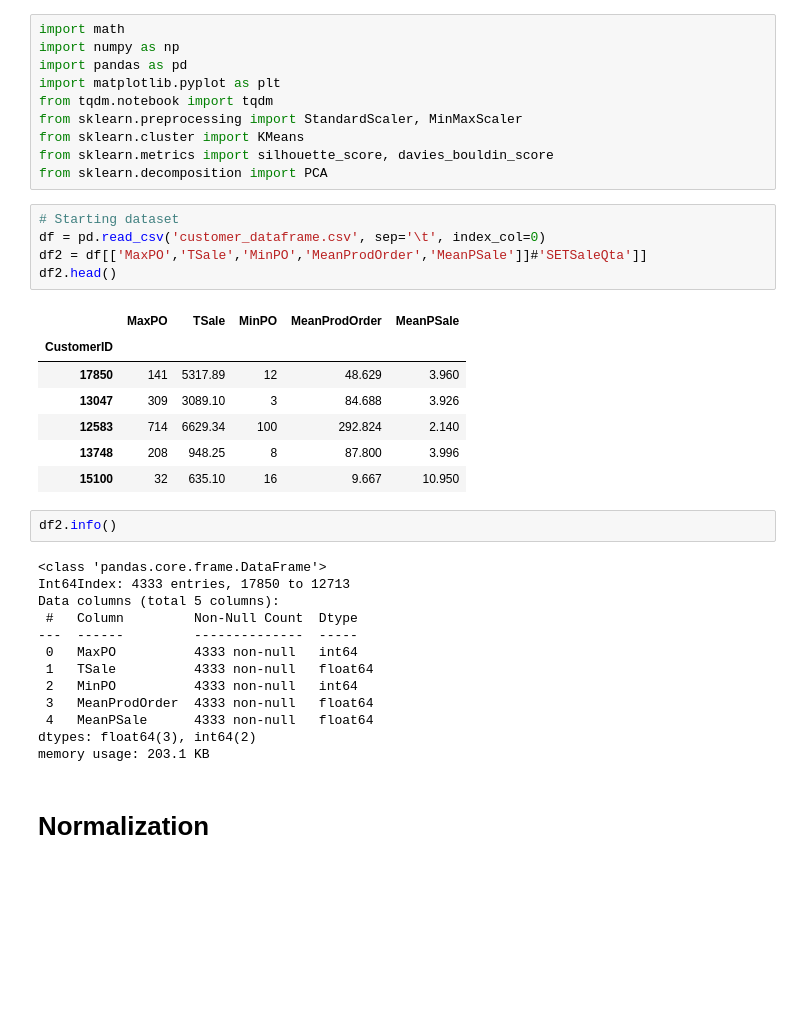
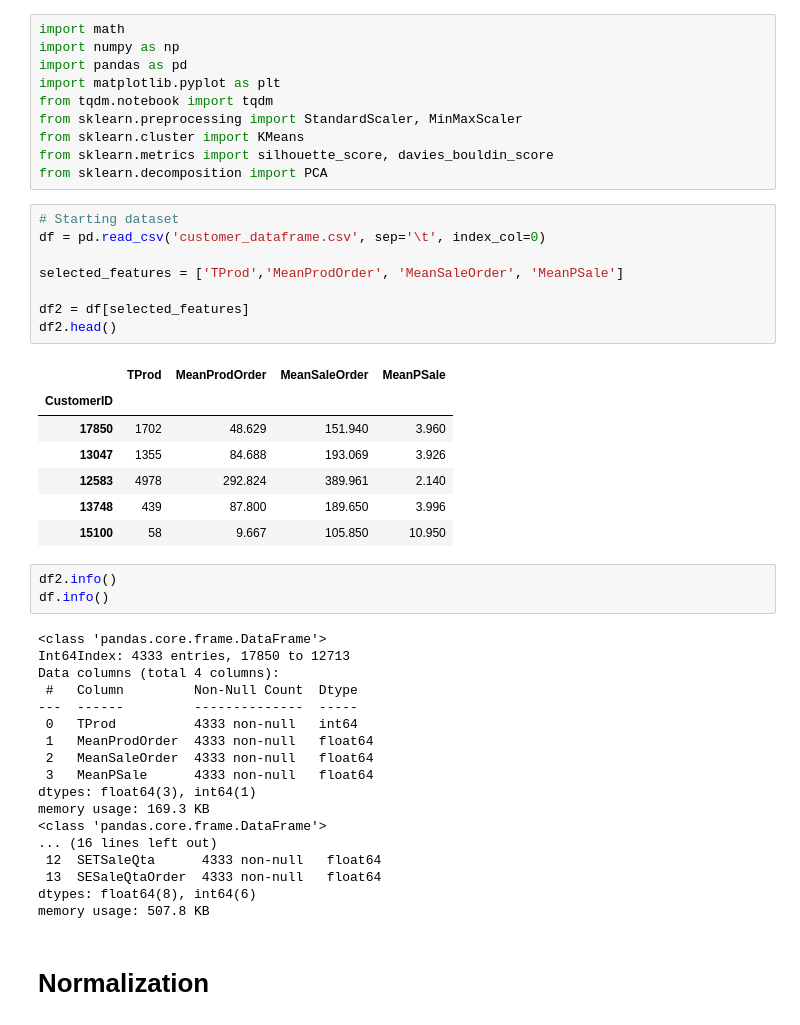
Before and after one commit to AlexPasqua/DM-project, a Jupyter notebook: DataClusteringKMeans.ipynb, the cells around one changed output. Cells and saved outputs as stored; diff of their text form; blank space fills up the shorter version.

```diff
--- a/DataClusteringKMeans.ipynb
+++ b/DataClusteringKMeans.ipynb
@@ -11,31 +11,40 @@ from sklearn.decomposition import PCA
 # %%
 # Starting dataset
 df = pd.read_csv('customer_dataframe.csv', sep='\t', index_col=0)
-df2 = df[['MaxPO','TSale','MinPO','MeanProdOrder','MeanPSale']]#'SETSaleQta']]
+
+selected_features = ['TProd','MeanProdOrder', 'MeanSaleOrder', 'MeanPSale']
+
+df2 = df[selected_features]
 df2.head()
 # %% [output]
-|  | MaxPO | TSale | MinPO | MeanProdOrder | MeanPSale |
-| CustomerID |  |  |  |  |  |
-| 17850 | 141 | 5317.89 | 12 | 48.629 | 3.960 |
-| 13047 | 309 | 3089.10 | 3 | 84.688 | 3.926 |
-| 12583 | 714 | 6629.34 | 100 | 292.824 | 2.140 |
-| 13748 | 208 | 948.25 | 8 | 87.800 | 3.996 |
-| 15100 | 32 | 635.10 | 16 | 9.667 | 10.950 |
+|  | TProd | MeanProdOrder | MeanSaleOrder | MeanPSale |
+| CustomerID |  |  |  |  |
+| 17850 | 1702 | 48.629 | 151.940 | 3.960 |
+| 13047 | 1355 | 84.688 | 193.069 | 3.926 |
+| 12583 | 4978 | 292.824 | 389.961 | 2.140 |
+| 13748 | 439 | 87.800 | 189.650 | 3.996 |
+| 15100 | 58 | 9.667 | 105.850 | 10.950 |
 # %%
 df2.info()
+df.info()
 # %% [output]
 <class 'pandas.core.frame.DataFrame'>
 Int64Index: 4333 entries, 17850 to 12713
-Data columns (total 5 columns):
+Data columns (total 4 columns):
  #   Column         Non-Null Count  Dtype
 ---  ------         --------------  -----
- 0   MaxPO          4333 non-null   int64
- 1   TSale          4333 non-null   float64
- 2   MinPO          4333 non-null   int64
- 3   MeanProdOrder  4333 non-null   float64
- 4   MeanPSale      4333 non-null   float64
-dtypes: float64(3), int64(2)
-memory usage: 203.1 KB
+ 0   TProd          4333 non-null   int64
+ 1   MeanProdOrder  4333 non-null   float64
+ 2   MeanSaleOrder  4333 non-null   float64
+ 3   MeanPSale      4333 non-null   float64
+dtypes: float64(3), int64(1)
+memory usage: 169.3 KB
+<class 'pandas.core.frame.DataFrame'>
+... (16 lines left out)
+ 12  SETSaleQta      4333 non-null   float64
+ 13  SESaleQtaOrder  4333 non-null   float64
+dtypes: float64(8), int64(6)
+memory usage: 507.8 KB
 # %% [markdown]
 # Normalization
 # %%
```
Also changed, not shown: parts of 26 cells of this notebook, 4 other files.
